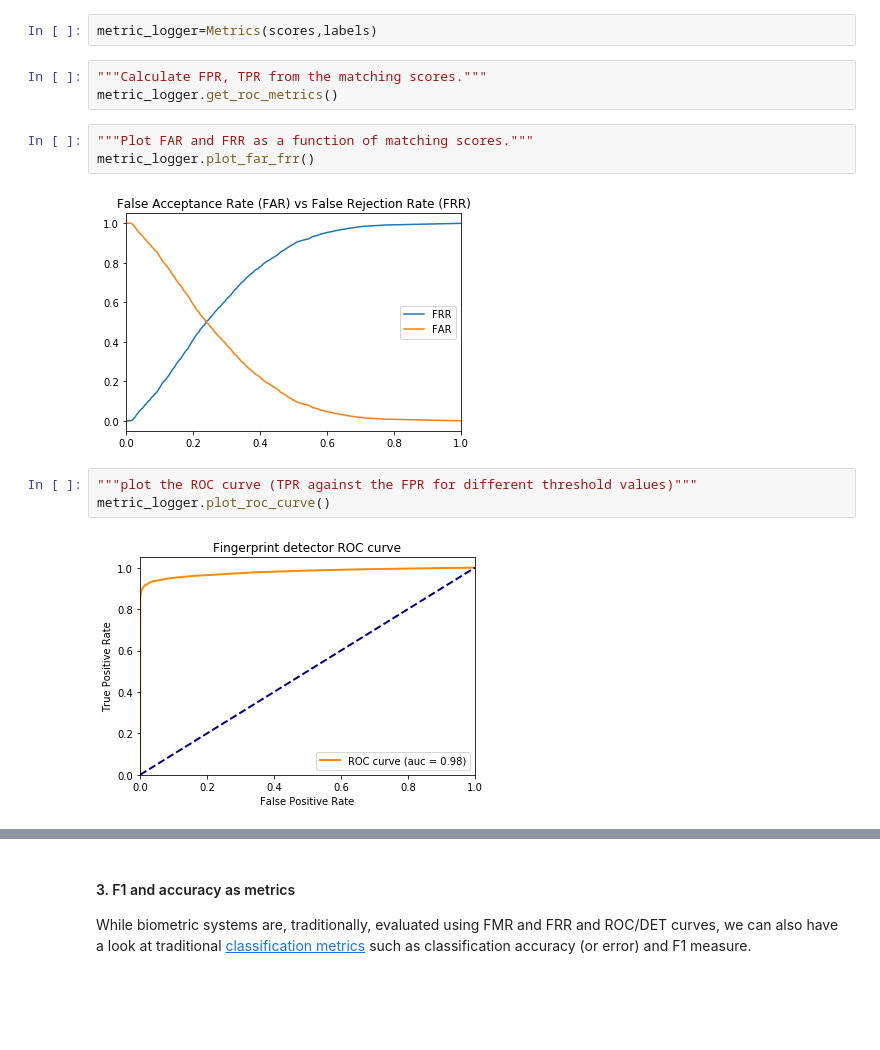
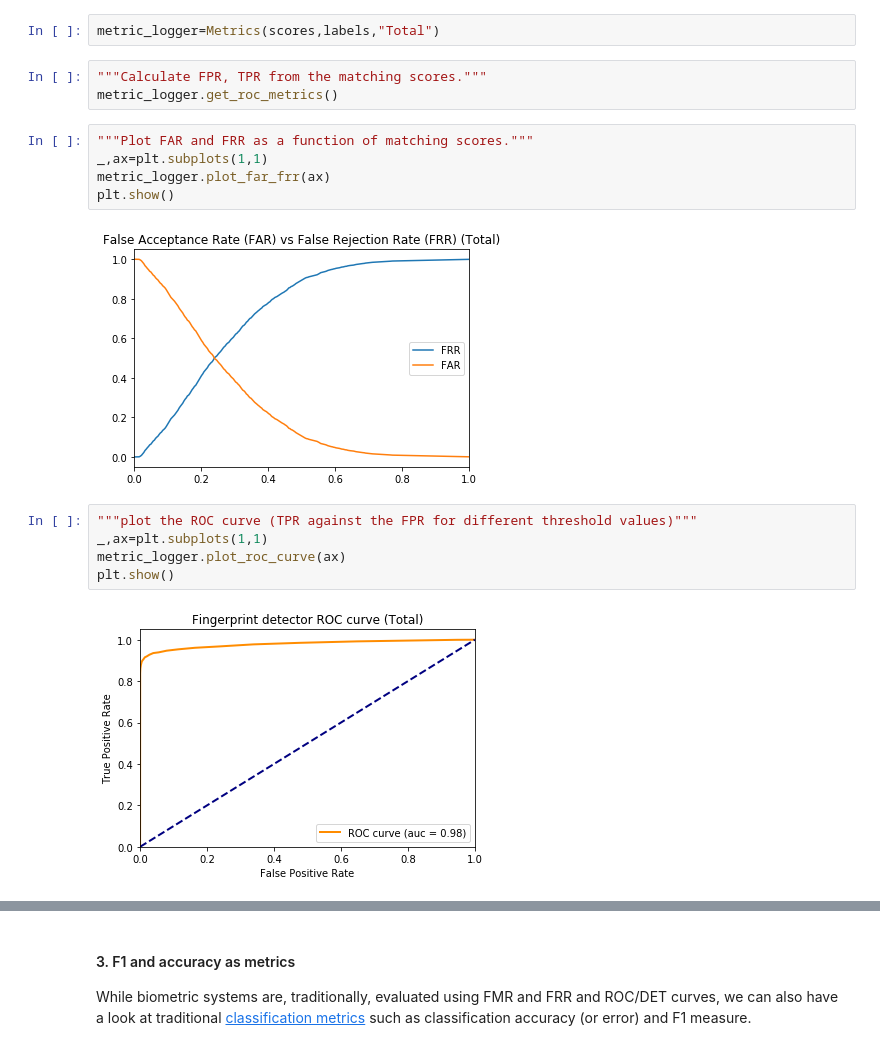
Before and after one commit to JesusGarciaRamirez/Biometrics, a Jupyter notebook: BioAssigment1/assignment_1.ipynb, the cells around one changed output, grey strips where cells are left out. Drawn from its saved outputs; the diff is of its cells as text; blank space fills up the shorter version.

```diff
--- a/BioAssigment1/assignment_1.ipynb
+++ b/BioAssigment1/assignment_1.ipynb
@@ -310,19 +324,23 @@ scaler=MinMaxScaler().fit(scores.reshape(-1,1))
 scores=scaler.transform(scores.reshape(-1,1)).flatten()
 labels=np.concatenate([np.ones(len(genuine_scores)),np.zeros(len(impostor_scores))])
 # %%
-metric_logger=Metrics(scores,labels)
+metric_logger=Metrics(scores,labels,"Total")
 # %%
 """Calculate FPR, TPR from the matching scores."""
 metric_logger.get_roc_metrics()
 # %%
 """Plot FAR and FRR as a function of matching scores."""
-metric_logger.plot_far_frr()
+_,ax=plt.subplots(1,1)
+metric_logger.plot_far_frr(ax)
+plt.show()
 # %% [output]
-[figure, old version]
+[figure, new version]
 # %%
 """plot the ROC curve (TPR against the FPR for different threshold values)"""
-metric_logger.plot_roc_curve()
+_,ax=plt.subplots(1,1)
+metric_logger.plot_roc_curve(ax)
+plt.show()
 # %% [output]
-[figure, old version]
+[figure, new version]
 # %%
 """plot the DET curve (FRR (=1-tpr) against the FAR for different threshold values)"""
```
Also changed, not shown: parts of 11 cells of this notebook, 1 other file.
